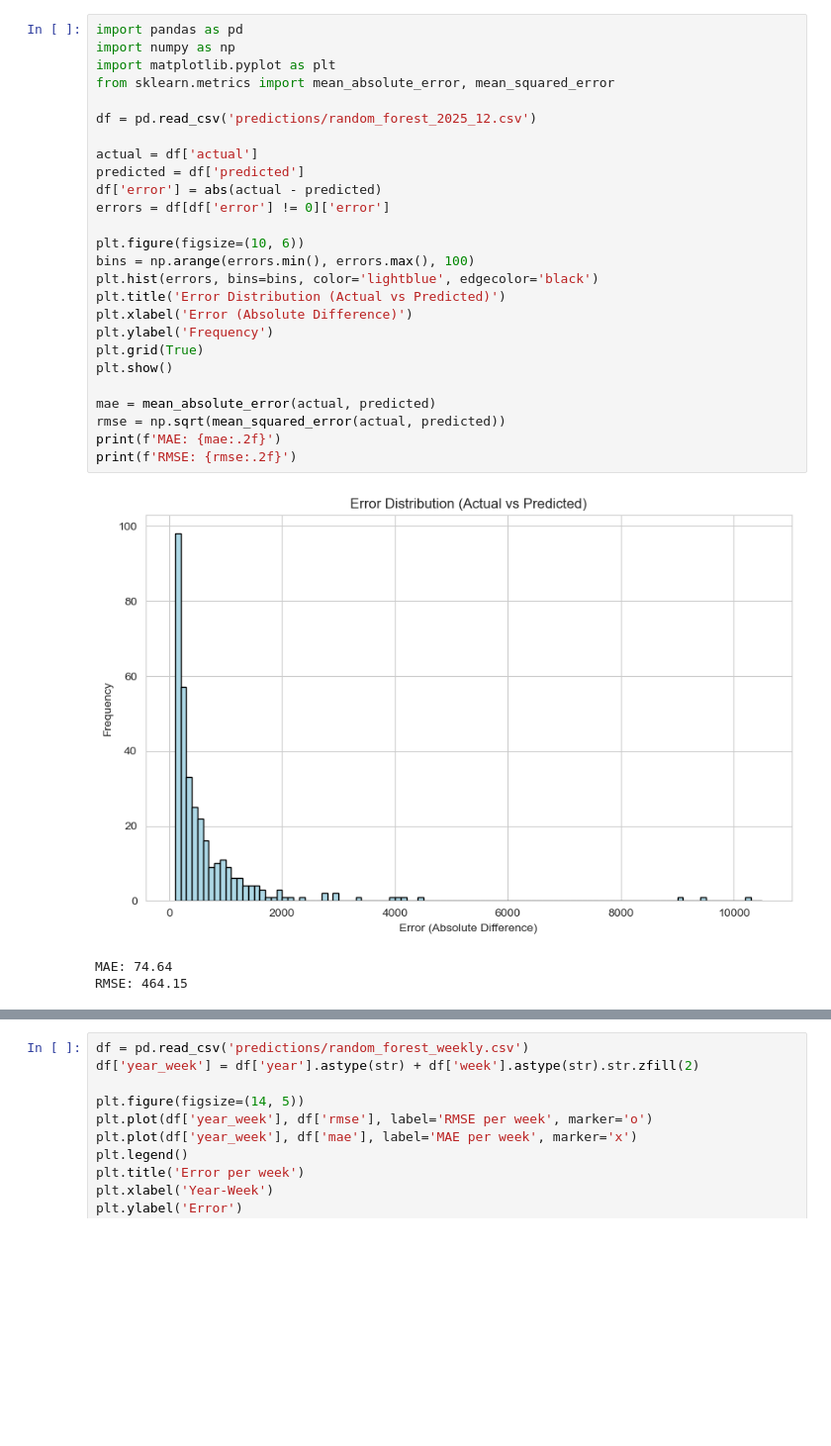
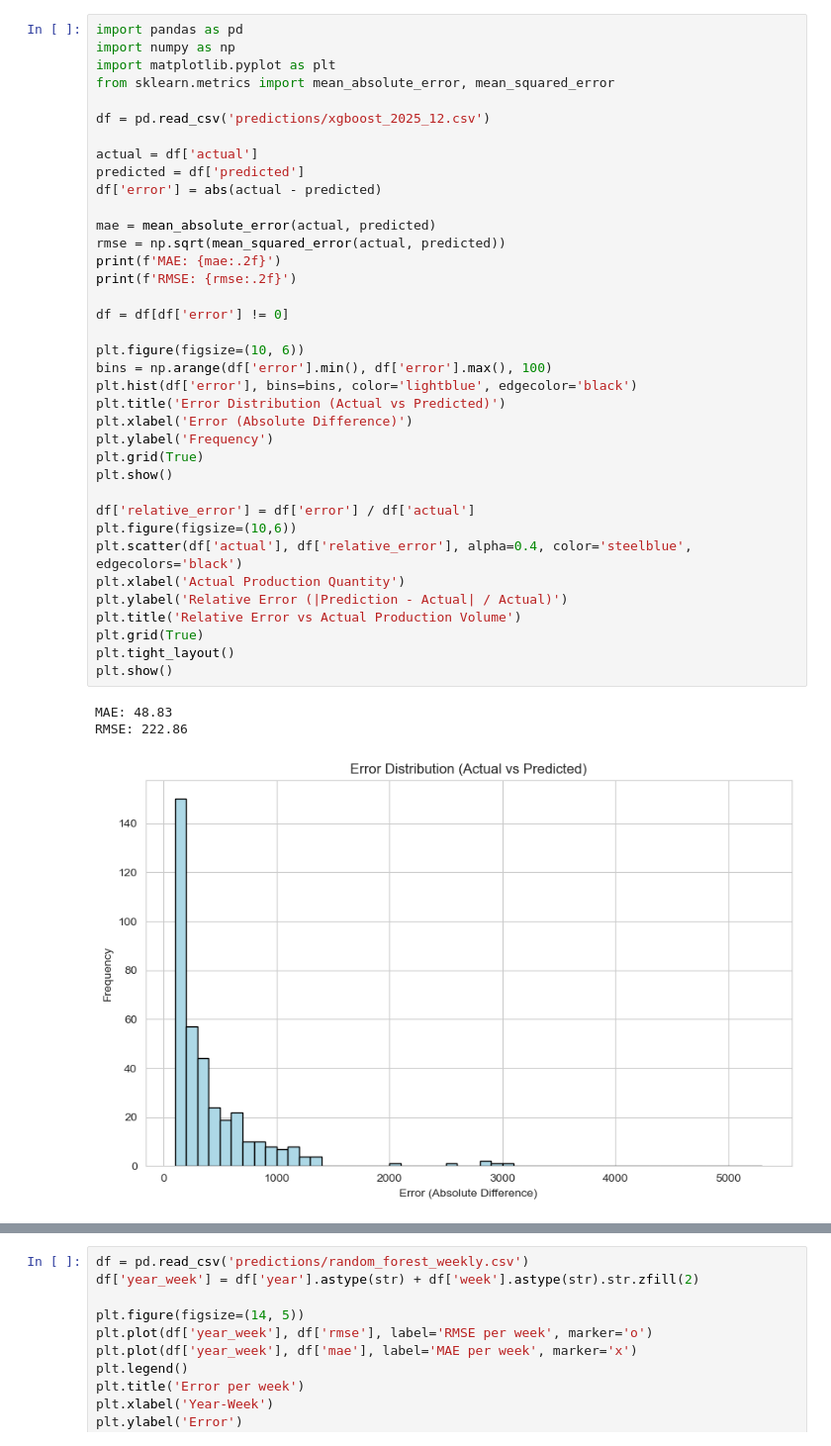
Before and after one commit to Y0d4l3/forecast-ki, a Jupyter notebook: plot.ipynb, the cells around one changed output, grey strips where cells are left out. Shown at 99% size. Saved outputs shown, nothing was run; the diff lists cells and outputs as text; blank space fills up the shorter version.

Commit message:
updated error distribution plot

```diff
--- a/plot.ipynb
+++ b/plot.ipynb
@@ -1,30 +1,41 @@
 # %%
 import pandas as pd
 import numpy as np
 import matplotlib.pyplot as plt
 from sklearn.metrics import mean_absolute_error, mean_squared_error
 
-df = pd.read_csv('predictions/random_forest_2025_12.csv')
+df = pd.read_csv('predictions/xgboost_2025_12.csv')
 
 actual = df['actual']
 predicted = df['predicted']
 df['error'] = abs(actual - predicted)
-errors = df[df['error'] != 0]['error']
+
+mae = mean_absolute_error(actual, predicted)
+rmse = np.sqrt(mean_squared_error(actual, predicted))
+print(f'MAE: {mae:.2f}')
+print(f'RMSE: {rmse:.2f}')
+
+df = df[df['error'] != 0]
 
 plt.figure(figsize=(10, 6))
-bins = np.arange(errors.min(), errors.max(), 100)
-plt.hist(errors, bins=bins, color='lightblue', edgecolor='black')
+bins = np.arange(df['error'].min(), df['error'].max(), 100)
+plt.hist(df['error'], bins=bins, color='lightblue', edgecolor='black')
 plt.title('Error Distribution (Actual vs Predicted)')
 plt.xlabel('Error (Absolute Difference)')
 plt.ylabel('Frequency')
 plt.grid(True)
 plt.show()
 
-mae = mean_absolute_error(actual, predicted)
-rmse = np.sqrt(mean_squared_error(actual, predicted))
-print(f'MAE: {mae:.2f}')
-print(f'RMSE: {rmse:.2f}')
+df['relative_error'] = df['error'] / df['actual']
+plt.figure(figsize=(10,6))
+plt.scatter(df['actual'], df['relative_error'], alpha=0.4, color='steelblue', edgecolors='black')
+plt.xlabel('Actual Production Quantity')
+plt.ylabel('Relative Error (|Prediction - Actual| / Actual)')
+plt.title('Relative Error vs Actual Production Volume')
+plt.grid(True)
+plt.tight_layout()
+plt.show()
 # %% [output]
+MAE: 48.83
+RMSE: 222.86
-[figure, old version]
+[figure, new version]
-MAE: 74.64
-RMSE: 464.15
```
Also changed, not shown: parts of 1 cell of this notebook.
